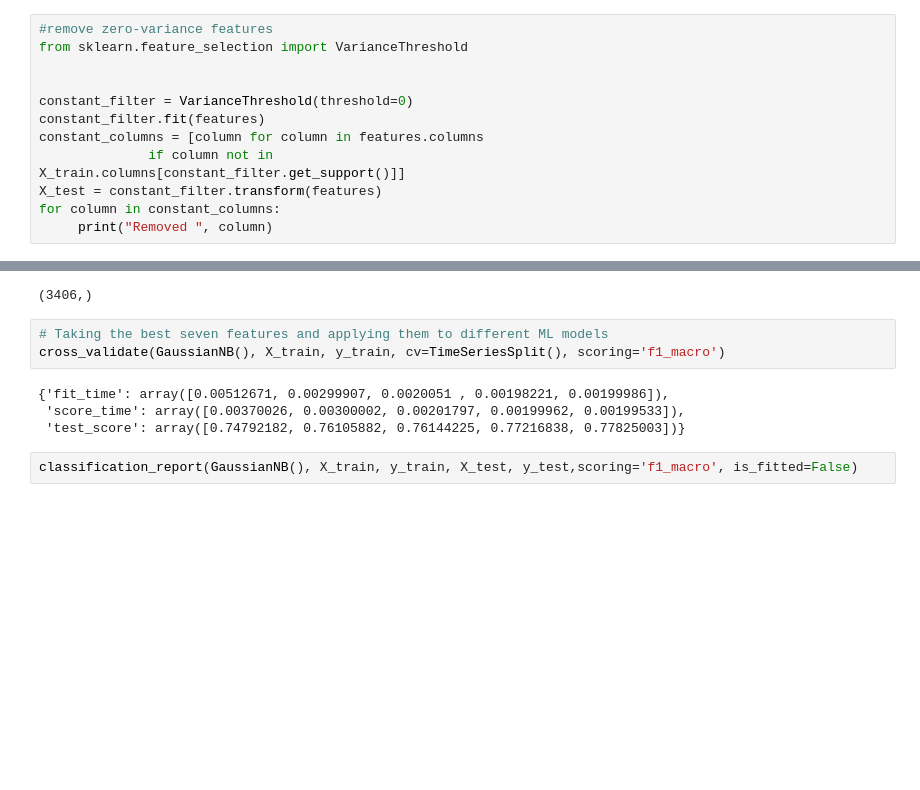
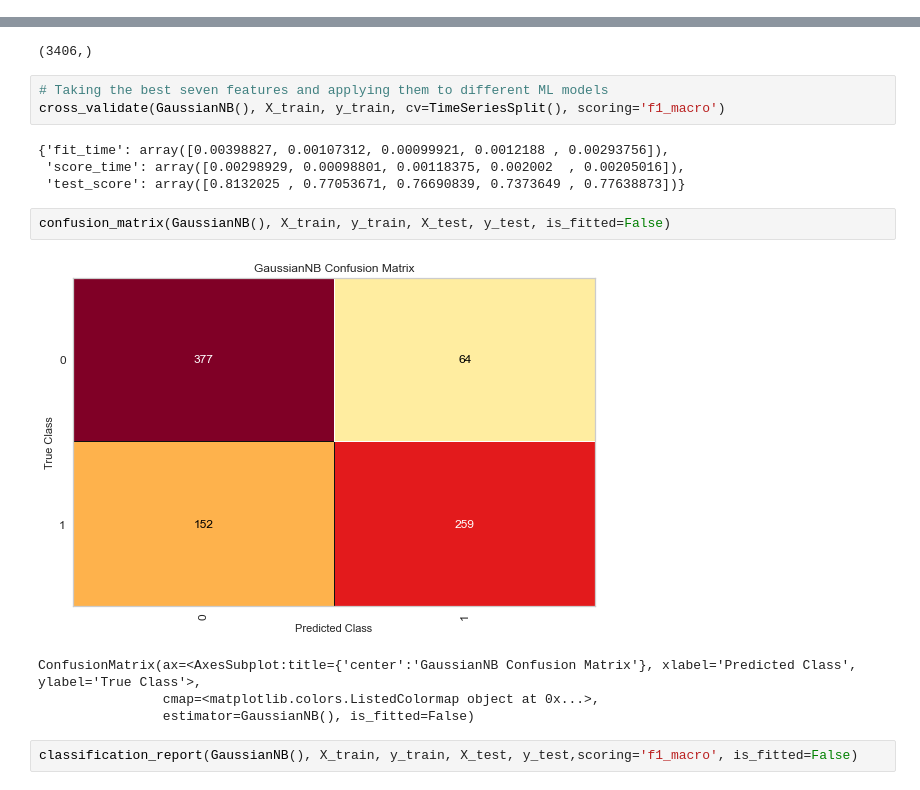
Before and after one commit to georgetown-analytics/MLB, a Jupyter notebook: ML_Wrangling.ipynb, the cells around one changed output, grey strips where cells are left out. Drawn from its saved outputs; the diff is of its cells as text; blank space fills up the shorter version.

Commit message:
add confution matrix

```diff
--- a/ML_Wrangling.ipynb
+++ b/ML_Wrangling.ipynb
@@ -184,14 +186 @@ viz.show()
 <AxesSubplot:title={'center':'Feature Importances of 24 Features using RandomForestClassifier'}, xlabel='relative importance'>
-# %%
-#remove zero-variance features
-from sklearn.feature_selection import VarianceThreshold
-
-
-constant_filter = VarianceThreshold(threshold=0)
-constant_filter.fit(features)
-constant_columns = [column for column in features.columns
-              if column not in
-X_train.columns[constant_filter.get_support()]]
-X_test = constant_filter.transform(features)
-for column in constant_columns:
-     print("Removed ", column)
@@ -229,9 +214,16 @@ y_train.shape
 # Taking the best seven features and applying them to different ML models
 cross_validate(GaussianNB(), X_train, y_train, cv=TimeSeriesSplit(), scoring='f1_macro')
 # %% [output]
-{'fit_time': array([0.00512671, 0.00299907, 0.0020051 , 0.00198221, 0.00199986]),
- 'score_time': array([0.00370026, 0.00300002, 0.00201797, 0.00199962, 0.00199533]),
- 'test_score': array([0.74792182, 0.76105882, 0.76144225, 0.77216838, 0.77825003])}
+{'fit_time': array([0.00398827, 0.00107312, 0.00099921, 0.0012188 , 0.00293756]),
+ 'score_time': array([0.00298929, 0.00098801, 0.00118375, 0.002002  , 0.00205016]),
+ 'test_score': array([0.8132025 , 0.77053671, 0.76690839, 0.7373649 , 0.77638873])}
+# %%
+confusion_matrix(GaussianNB(), X_train, y_train, X_test, y_test, is_fitted=False)
+# %% [output]
+[figure, added]
+ConfusionMatrix(ax=<AxesSubplot:title={'center':'GaussianNB Confusion Matrix'}, xlabel='Predicted Class', ylabel='True Class'>,
+                cmap=<matplotlib.colors.ListedColormap object at 0x...>,
+                estimator=GaussianNB(), is_fitted=False)
 # %%
 classification_report(GaussianNB(), X_train, y_train, X_test, y_test,scoring='f1_macro', is_fitted=False)
 # %% [output]
```
Also changed, not shown: parts of 10 cells of this notebook.
